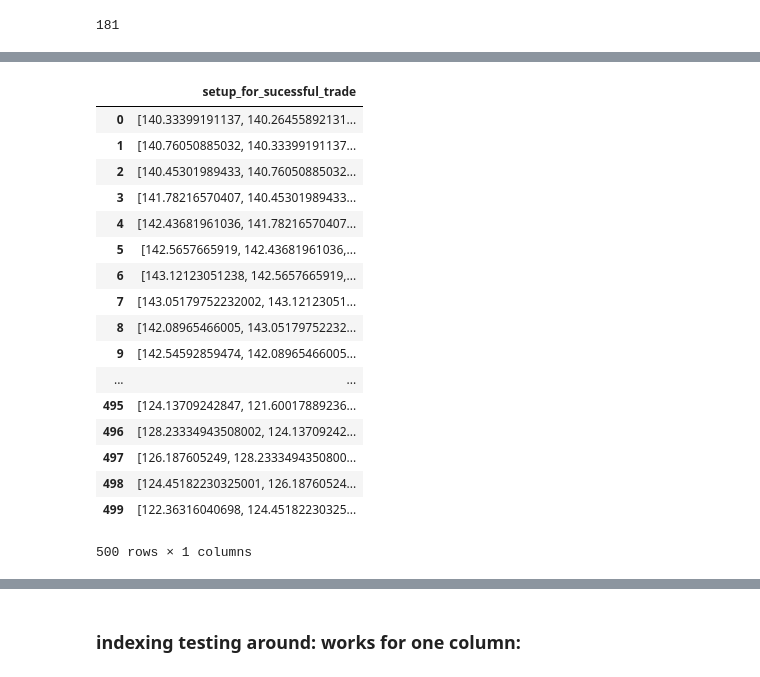
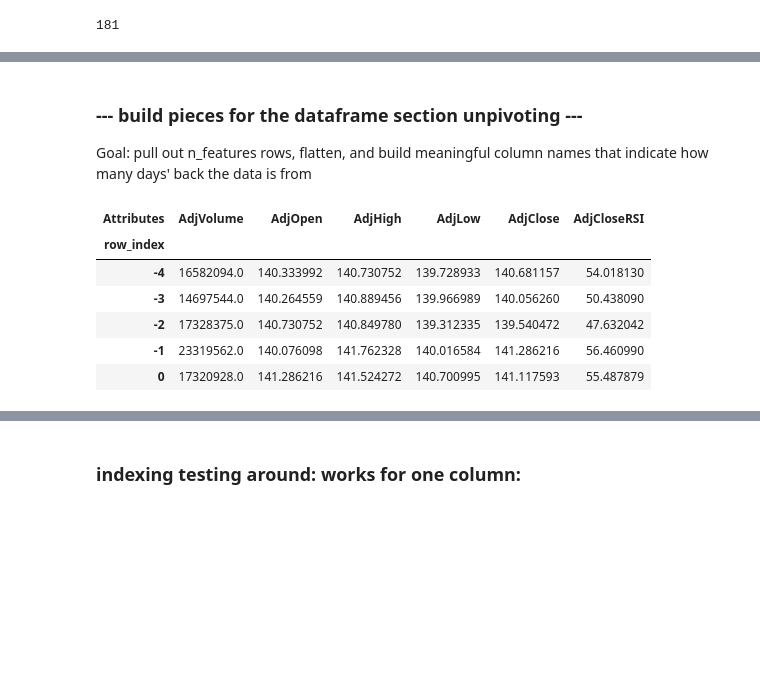
Before and after one commit to Lindstaedt/Stock-recommendation-with-ML, a Jupyter notebook: trader.ipynb, the cells around one changed output, grey strips where cells are left out. Saved outputs shown, nothing was run; the diff lists cells and outputs as text; code cells hidden in the pictures; blank space fills up the shorter version.

```diff
--- a/trader.ipynb
+++ b/trader.ipynb
@@ -237,22 +202,0 @@ for i in range(n_data_points-1, n_days_features-1, -1):
-# %%
-Xy
-# issue: need to invert the order, get column names, do the application for all input columns
-# %% [output]
-|  | setup_for_sucessful_trade |
-| 0 | [140.33399191137, 140.26455892131... |
-| 1 | [140.76050885032, 140.33399191137... |
-| 2 | [140.45301989433, 140.76050885032... |
-| 3 | [141.78216570407, 140.45301989433... |
-| 4 | [142.43681961036, 141.78216570407... |
-| 5 | [142.5657665919, 142.43681961036,... |
-| 6 | [143.12123051238, 142.5657665919,... |
-| 7 | [143.05179752232002, 143.12123051... |
-| 8 | [142.08965466005, 143.05179752232... |
-| 9 | [142.54592859474, 142.08965466005... |
-| ... | ... |
-| 495 | [124.13709242847, 121.60017889236... |
-| 496 | [128.23334943508002, 124.13709242... |
-| 497 | [126.187605249, 128.2333494350800... |
-| 498 | [124.45182230325001, 126.18760524... |
-| 499 | [122.36316040698, 124.45182230325... |
-500 rows × 1 columns
@@ -258,0 +209,3 @@ Xy
+# %% [markdown]
+### --- build pieces for the dataframe section unpivoting ---
+Goal: pull out n_features rows, flatten, and build meaningful column names that indicate how many days' back the data is from
@@ -258,0 +215,20 @@ Xy
+# %%
+i = 505
+# pull out n_days_features of rows from current position
+df_extract = df_X_base_data.iloc[i-n_days_features:i, :].copy()
+
+# change the index the be "days into the past" - eg current day is 0, prior day is -1, ...
+df_extract.loc[:, 'row_index'] = range(-n_days_features+1, 1)
+
+# make this the new index
+df_extract.set_index('row_index', inplace=True)
+
+df_extract
+# %% [output]
+| Attributes | AdjVolume | AdjOpen | AdjHigh | AdjLow | AdjClose | AdjCloseRSI |
+| row_index |  |  |  |  |  |  |
+| -4 | 16582094.0 | 140.333992 | 140.730752 | 139.728933 | 140.681157 | 54.018130 |
+| -3 | 14697544.0 | 140.264559 | 140.889456 | 139.966989 | 140.056260 | 50.438090 |
+| -2 | 17328375.0 | 140.730752 | 140.849780 | 139.312335 | 139.540472 | 47.632042 |
+| -1 | 23319562.0 | 140.076098 | 141.762328 | 140.016584 | 141.286216 | 56.460990 |
+| 0 | 17320928.0 | 141.286216 | 141.524272 | 140.700995 | 141.117593 | 55.487879 |
```
Also changed, not shown: parts of 12 cells of this notebook.
